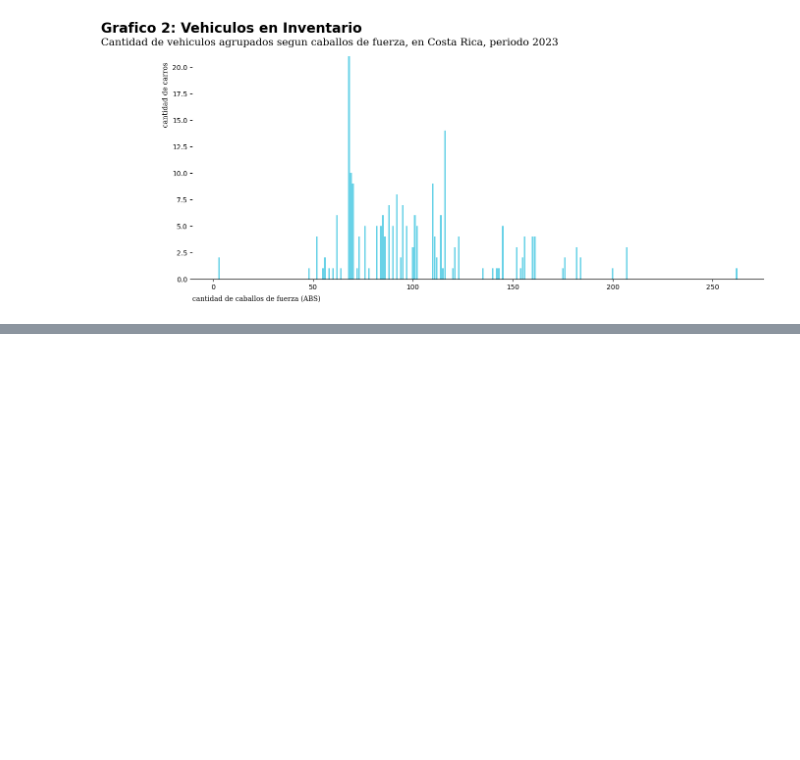
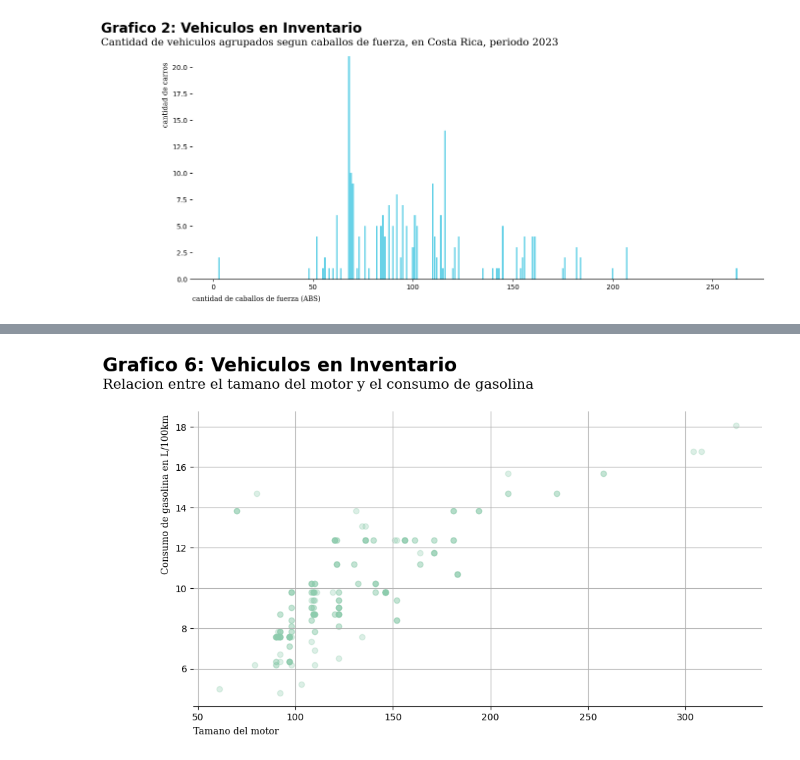
Before and after one commit to MarcoKmpos/AnalisisDeDatos, a Jupyter notebook: Portafolio(Semanal).ipynb, the cells around one changed output, grey strips where cells are left out. Saved outputs shown, nothing was run; the diff lists cells and outputs as text; code cells hidden in the pictures; blank space fills up the shorter version.

```diff
--- a/Portafolio(Semanal).ipynb
+++ b/Portafolio(Semanal).ipynb
@@ -937,7 +937,7 @@ findfont: Font family 'Liberation Sans Narrow' not found.
 findfont: Font family 'Liberation Sans Narrow' not found.
 [figure]
 # %%
-gf = dfAutos.groupby(['Horsepower (Bins)']).count()
+gf = dfAutos.groupby(['horsepower (bins)']).count()
 gf = gf.iloc[:,:1]
 gf = gf.sort_values('symboling', ascending=False)
 gf
@@ -946,2 +950,94 @@ KeyError: 'Horsepower (Bins)'
 # %%
-df['propertyType'].dtype
+fig, ax = plt.subplots(1,1, figsize =(11,6.9), dpi=100)
+
+
+
+eje_x = gf.index.tolist()
+data = gf["symboling"].tolist()
+
+
+
+n = 222
+x = dfAutos['engine-size']
+y = dfAutos['city L/100km(calc)']
+ax.scatter(x, y, c='#8dccad', alpha=0.3)
+
+
+
+ax.grid(True)
+
+
+
+
+
+#--------------------------------------------------------------------------------------------#
+#-----------------CONFIGURACION DE LOS TITULOS, SUBTITULOS Y EFES DEL GRAFICO----------------#
+#--------------------------------------------------------------------------------------------#
+#FORMATO DEL TITULO
+
+
+
+title = "Grafico 6: Vehiculos en Inventario"
+plt.suptitle(title,
+             horizontalalignment = 'left',
+             x = 0.001,
+             y = 0.87,
+             transform = fig.transFigure,
+             fontsize = 20,
+             fontweight = "bold",
+             fontfamily = "serif",
+             fontname = "Liberation Sans Narrow")
+
+
+
+#FORMATO DEL SUBTITULO
+subTitle = "Relacion entre el tamano del motor y el consumo de gasolina"
+ax.set_title(subTitle,
+             horizontalalignment = "left",
+             x = 0.001,
+             y = 0.80,
+             transform = fig.transFigure,
+             fontsize = 15,
+             fontweight = "regular",
+             fontfamily = "serif")
+
+
+
+
+
+#FORMATO AL EJE (X/Y)
+etiqueta = "Tamano del motor"
+ax.set_xlabel(etiqueta,
+              ha = 'left',
+              fontsize = 10,
+              fontweight = "regular",
+              fontfamily = "serif")
+
+
+
+etiquetay = "Consumo de gasolina en L/100km"
+ax.set_ylabel(etiquetay,
+              ha = 'left',
+              fontsize = 10,
+              fontweight = "regular",
+              fontfamily = "serif")
+
+
+
+ax.xaxis.set_label_coords(x=0, y=-0.07, transform = ax.transAxes)
+ax.yaxis.set_label_coords(x=-0.04, y=0.45, transform = ax.transAxes)
+
+
+
+#FORMATO TAMANO LETRA AMBOS EJES
+ax.tick_params(axis='both', labelsize = 10)
+
+
+
+#CONFIGURA LA UBICACION EL TITULO, SUBTITULO Y GRAFICO
+plt.subplots_adjust(top = 0.75)
+
+
+
+plt.show()
+# %% [output]
@@ -947,0 +1049 @@ df['propertyType'].dtype
+[figure, added]
```
Also changed, not shown: parts of 3 cells of this notebook.
